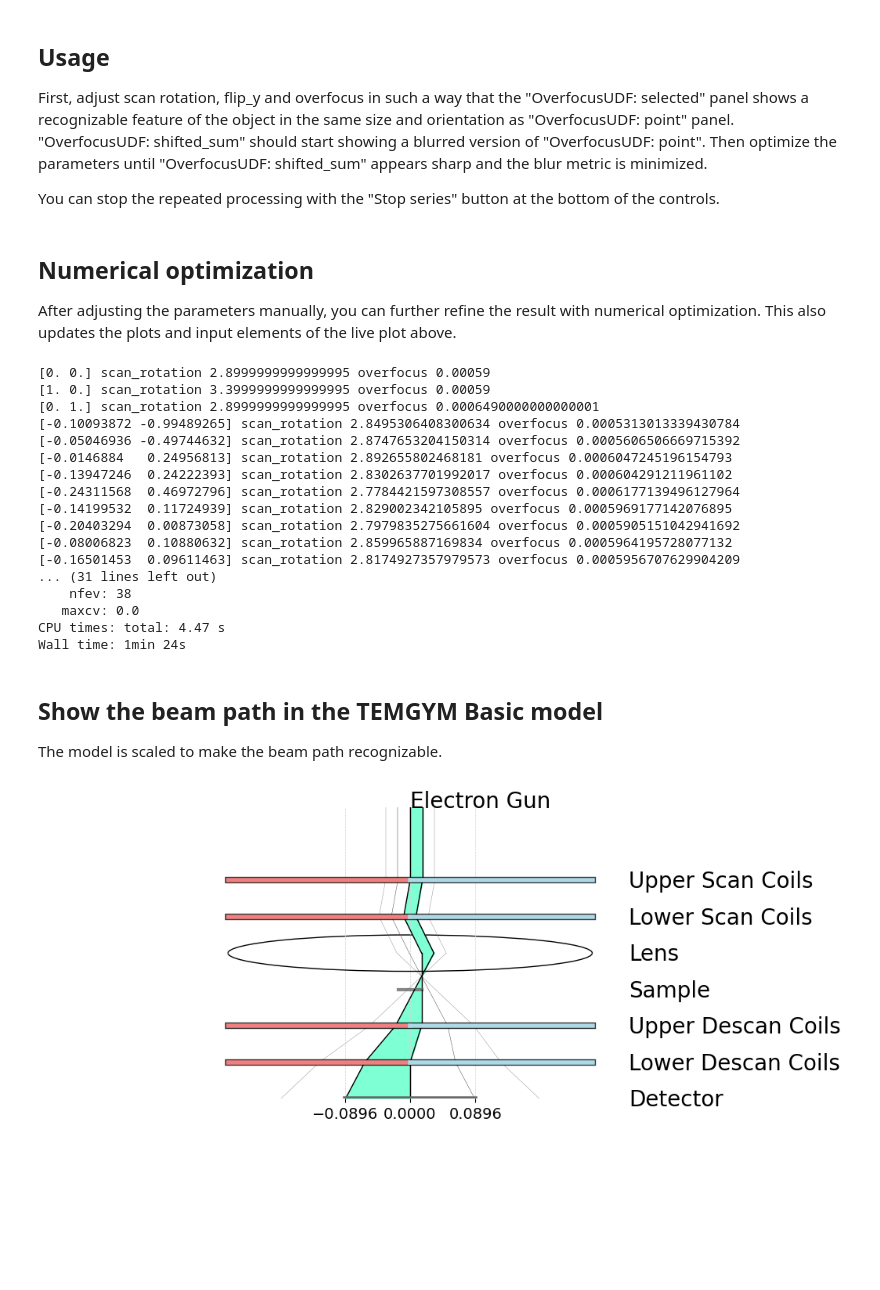
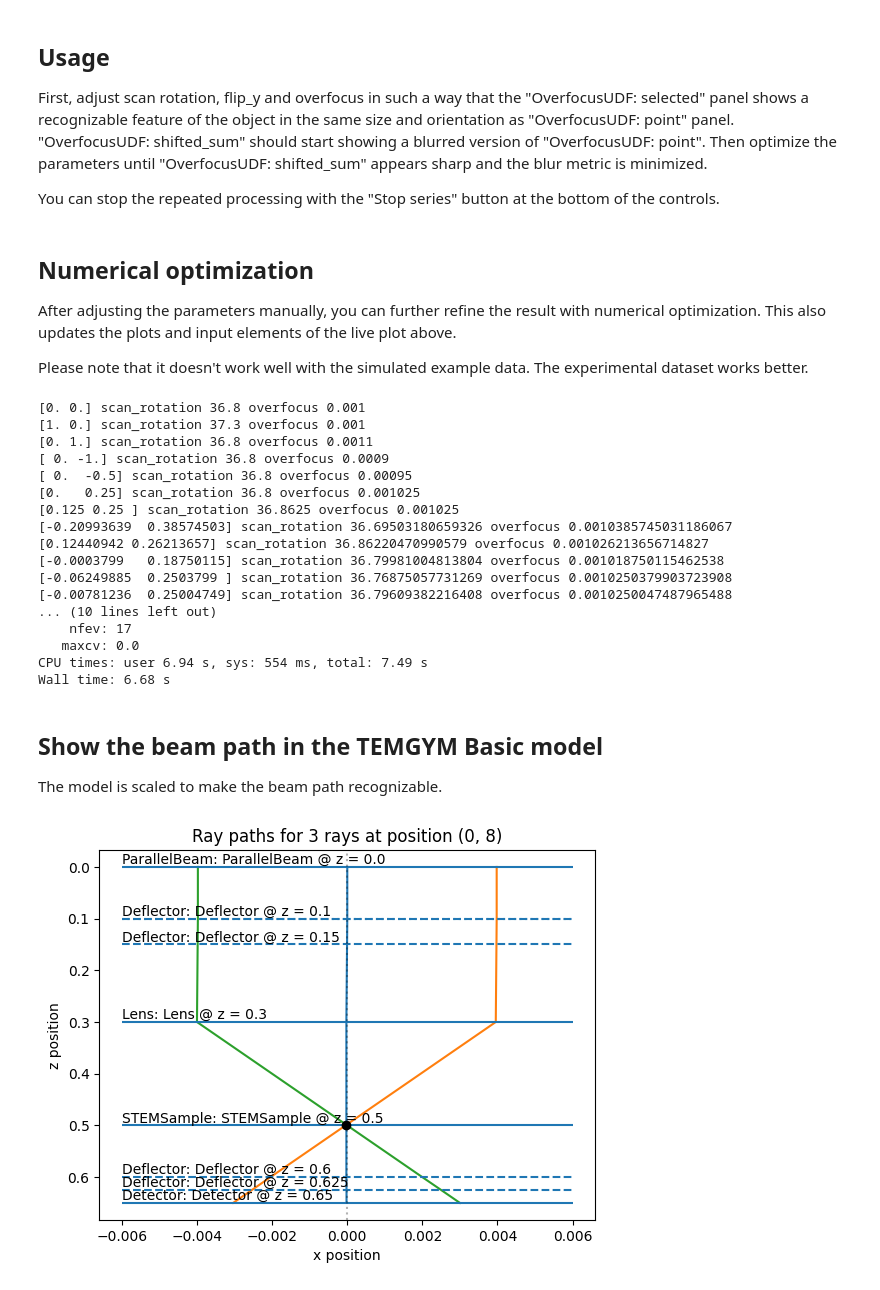
Before and after one commit to LiberTEM/Microscope-Calibration, a Jupyter notebook: examples/stem_overfocus.ipynb, the cells around one changed output. Drawn from its saved outputs; the diff is of its cells as text; code cells hidden in the pictures; blank space fills up the shorter version.

```diff
--- a/examples/stem_overfocus.ipynb
+++ b/examples/stem_overfocus.ipynb
@@ -17,7 +19,12 @@ from microscope_calibration.udf.stem_overfocus import OverfocusUDF, OverfocusPar
 from microscope_calibration.common.stem_overfocus import make_model
 from microscope_calibration.util.optimize import make_overfocus_loss_function, minimize
 # %%
-ctx = Context()
+# Default LiberTEM Context. Best performance for offline data,
+# but doesn't work within Apptainer images.
+# ctx = Context()
+
+# Compatible with running inside an Apptainer image
+ctx = Context.make_with('threads')
 # %% [markdown]
 ## Load data
 
@@ -26,11 +33,11 @@ The demo file `fourdstem_overfocused.npy` can be generated with the `generate.ip
 For live processing see https://libertem.github.io/LiberTEM-live/
 # %%
 # Use simulated test dataset
-# ds = ctx.load('auto', path='fourdstem_overfocused.npy')
+ds = ctx.load('auto', path='fourdstem_overfocused.npy')
 
 # Use the dataset from https://doi.org/10.5281/zenodo.10418769
 # Adjust path as needed
-ds = ctx.load('auto', path=r'C:/Users/weber/Nextcloud3/ER-C-Data/adhoc/livecalibration/20221025_154811/rotation_calibration.hdr')
+# ds = ctx.load('auto', path=r'C:/Users/weber/Nextcloud3/ER-C-Data/adhoc/livecalibration/20221025_154811/rotation_calibration.hdr')
 # %% [markdown]
 ## Set starting values
 
@@ -158,6 +165,8 @@ with ui_events() as poll:
 ## Numerical optimization
 
 After adjusting the parameters manually, you can further refine the result with numerical optimization. This also updates the plots and input elements of the live plot above.
+
+Please note that it doesn't work well with the simulated example data. The experimental dataset works better.
 # %%
 %%time
 def my_callback(args, params: OverfocusParams, res):
@@ -179,41 +188,29 @@ print(opt_res)
 new_params = make_new_params(opt_res.x)
 test_params.update(new_params)
 # %% [output]
-[0. 0.] scan_rotation 2.8999999999999995 overfocus 0.00059
-[1. 0.] scan_rotation 3.3999999999999995 overfocus 0.00059
-[0. 1.] scan_rotation 2.8999999999999995 overfocus 0.0006490000000000001
-[-0.10093872 -0.99489265] scan_rotation 2.8495306408300634 overfocus 0.0005313013339430784
-[-0.05046936 -0.49744632] scan_rotation 2.8747653204150314 overfocus 0.0005606506669715392
-[-0.0146884   0.24956813] scan_rotation 2.892655802468181 overfocus 0.0006047245196154793
-[-0.13947246  0.24222393] scan_rotation 2.8302637701992017 overfocus 0.000604291211961102
-[-0.24311568  0.46972796] scan_rotation 2.7784421597308557 overfocus 0.0006177139496127964
-[-0.14199532  0.11724939] scan_rotation 2.829002342105895 overfocus 0.0005969177142076895
-[-0.20403294  0.00873058] scan_rotation 2.7979835275661604 overfocus 0.0005905151042941692
-[-0.08006823  0.10880632] scan_rotation 2.859965887169834 overfocus 0.0005964195728077132
-[-0.16501453  0.09611463] scan_rotation 2.8174927357979573 overfocus 0.0005956707629904209
-... (31 lines left out)
-    nfev: 38
+[0. 0.] scan_rotation 36.8 overfocus 0.001
+[1. 0.] scan_rotation 37.3 overfocus 0.001
+[0. 1.] scan_rotation 36.8 overfocus 0.0011
+[ 0. -1.] scan_rotation 36.8 overfocus 0.0009
+[ 0.  -0.5] scan_rotation 36.8 overfocus 0.00095
+[0.   0.25] scan_rotation 36.8 overfocus 0.001025
+[0.125 0.25 ] scan_rotation 36.8625 overfocus 0.001025
+[-0.20993639  0.38574503] scan_rotation 36.69503180659326 overfocus 0.0010385745031186067
+[0.12440942 0.26213657] scan_rotation 36.86220470990579 overfocus 0.001026213656714827
+[-0.0003799   0.18750115] scan_rotation 36.79981004813804 overfocus 0.001018750115462538
+[-0.06249885  0.2503799 ] scan_rotation 36.76875057731269 overfocus 0.0010250379903723908
+[-0.00781236  0.25004749] scan_rotation 36.79609382216408 overfocus 0.0010250047487965488
+... (10 lines left out)
+    nfev: 17
    maxcv: 0.0
-CPU times: total: 4.47 s
-Wall time: 1min 24s
+CPU times: user 6.94 s, sys: 554 ms, total: 7.49 s
+Wall time: 6.68 s
 # %% [markdown]
 ## Show the beam path in the TEMGYM Basic model
 
 The model is scaled to make the beam path recognizable.
 # %%
 model = make_model(test_params, ds.shape)
-model.components[model.sample_idx].sample_size *= 500
-model.sample.width *= 500  # somehow necessary for graphical display
-model.detector_size *= 7
-model.semiconv *= 60
-model.set_beam_radius_from_semiconv(model.semiconv)
-model.overfocus *= 30
-model.set_obj_lens_f_from_overfocus(model.overfocus)
-model.generate_rays()
-model.scan_pixel_y = 0
-model.scan_pixel_x = 0
-model.update_scan_coil_ratio()
-fig, axes = show_matplotlib(model)
-fig.savefig('visualization.svg')
+plot_rays(model)
 # %% [output]
-[figure, old version]
+[figure, new version]
```
Also changed, not shown: parts of 2 cells of this notebook, 8 other files.
